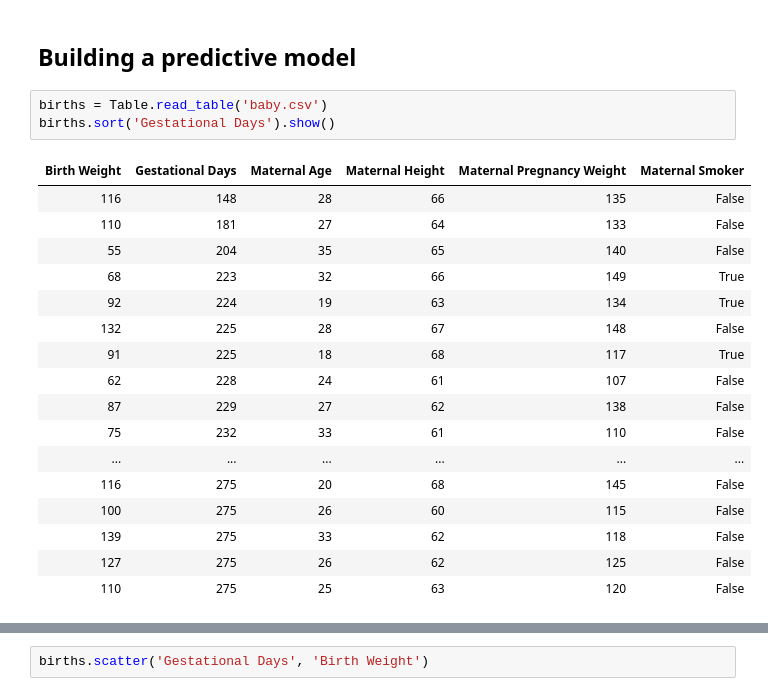
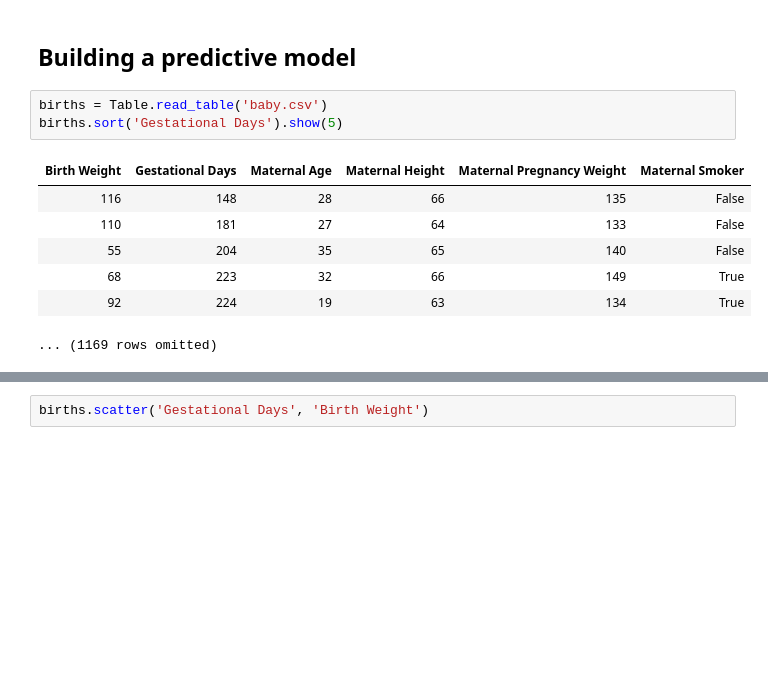
Before and after one commit to rosemariebongers/DSC-008-Fall-2025, a Jupyter notebook: lectures/24_regression_inference.ipynb, the cells around one changed output, grey strips where cells are left out. Cells and saved outputs as stored; diff of their text form; blank space fills up the shorter version.

```diff
--- a/lectures/24_regression_inference.ipynb
+++ b/lectures/24_regression_inference.ipynb
@@ -85,25 +70,15 @@ draw_and_compare(2, -5, 100)
 ## Building a predictive model
 # %%
 births = Table.read_table('baby.csv')
-births.sort('Gestational Days').show()
+births.sort('Gestational Days').show(5)
 # %% [output]
 | Birth Weight | Gestational Days | Maternal Age | Maternal Height | Maternal Pregnancy Weight | Maternal Smoker |
 | 116 | 148 | 28 | 66 | 135 | False |
 | 110 | 181 | 27 | 64 | 133 | False |
 | 55 | 204 | 35 | 65 | 140 | False |
 | 68 | 223 | 32 | 66 | 149 | True |
 | 92 | 224 | 19 | 63 | 134 | True |
-| 132 | 225 | 28 | 67 | 148 | False |
-| 91 | 225 | 18 | 68 | 117 | True |
-| 62 | 228 | 24 | 61 | 107 | False |
-| 87 | 229 | 27 | 62 | 138 | False |
-| 75 | 232 | 33 | 61 | 110 | False |
-| ... | ... | ... | ... | ... | ... |
-| 116 | 275 | 20 | 68 | 145 | False |
-| 100 | 275 | 26 | 60 | 115 | False |
-| 139 | 275 | 33 | 62 | 118 | False |
-| 127 | 275 | 26 | 62 | 125 | False |
-| 110 | 275 | 25 | 63 | 120 | False |
+... (1169 rows omitted)
 # %%
 # Preterm and postterm pregnancy cutoffs, according to the CDC
 37 * 7, 42 * 7
```
Also changed, not shown: parts of 17 cells of this notebook, 3 other files.
